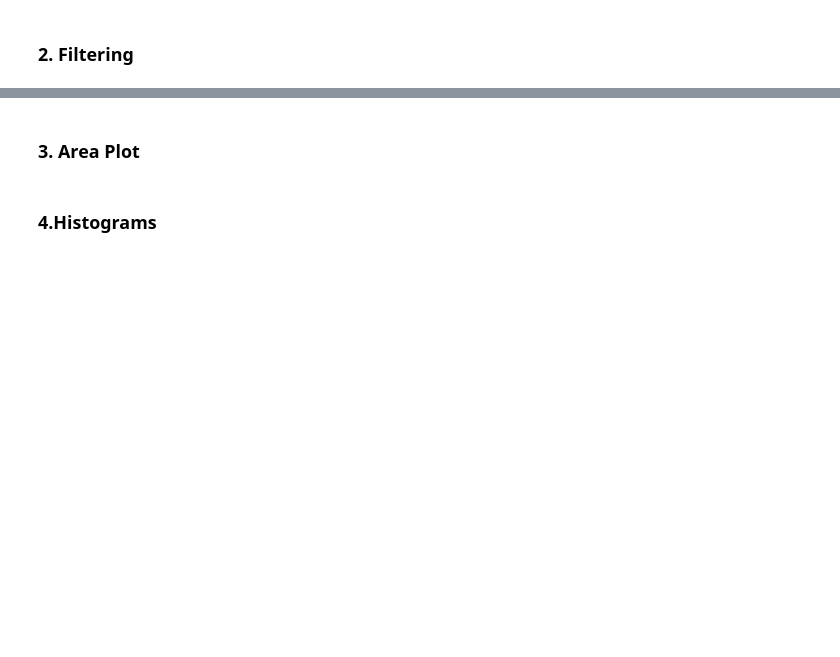
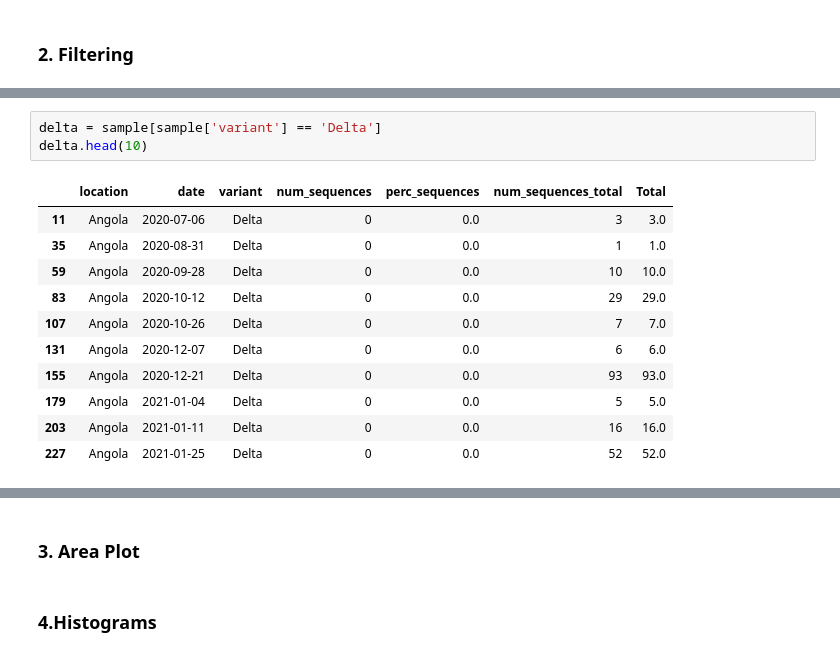
Before and after one commit to AbdulHafidh-AI/Praktikum-Visualisasi-Data, a Jupyter notebook: 2008107010056_AbdulHafidh_Tugas2.ipynb, the cells around one changed output, grey strips where cells are left out. Saved outputs shown, nothing was run; the diff lists cells and outputs as text; blank space fills up the shorter version.

```diff
--- a/2008107010056_AbdulHafidh_Tugas2.ipynb
+++ b/2008107010056_AbdulHafidh_Tugas2.ipynb
@@ -54,0 +232,15 @@ sample.tail(10)
+# %%
+delta = sample[sample['variant'] == 'Delta']
+delta.head(10)
+# %% [output]
+|  | location | date | variant | num_sequences | perc_sequences | num_sequences_total | Total |
+| 11 | Angola | 2020-07-06 | Delta | 0 | 0.0 | 3 | 3.0 |
+| 35 | Angola | 2020-08-31 | Delta | 0 | 0.0 | 1 | 1.0 |
+| 59 | Angola | 2020-09-28 | Delta | 0 | 0.0 | 10 | 10.0 |
+| 83 | Angola | 2020-10-12 | Delta | 0 | 0.0 | 29 | 29.0 |
+| 107 | Angola | 2020-10-26 | Delta | 0 | 0.0 | 7 | 7.0 |
+| 131 | Angola | 2020-12-07 | Delta | 0 | 0.0 | 6 | 6.0 |
+| 155 | Angola | 2020-12-21 | Delta | 0 | 0.0 | 93 | 93.0 |
+| 179 | Angola | 2021-01-04 | Delta | 0 | 0.0 | 5 | 5.0 |
+| 203 | Angola | 2021-01-11 | Delta | 0 | 0.0 | 16 | 16.0 |
+| 227 | Angola | 2021-01-25 | Delta | 0 | 0.0 | 52 | 52.0 |
```
Also changed, not shown: parts of 30 cells of this notebook, 1 other file.
